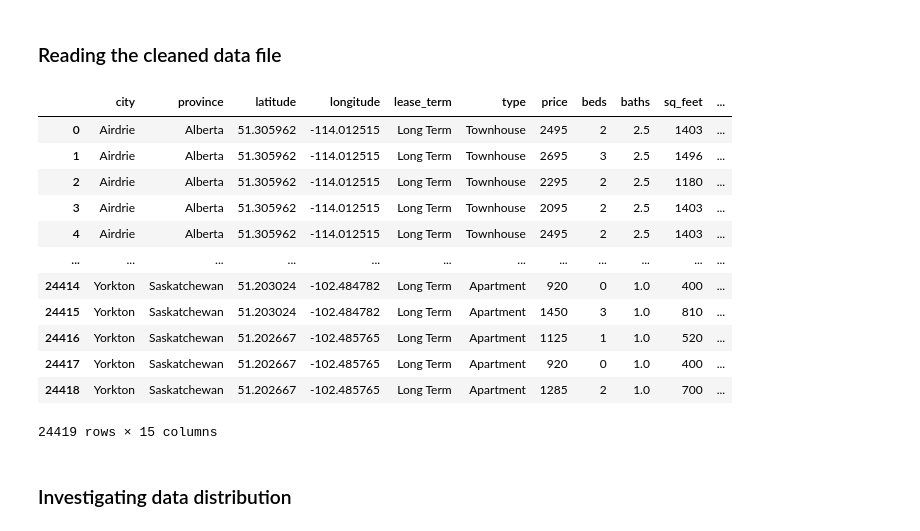
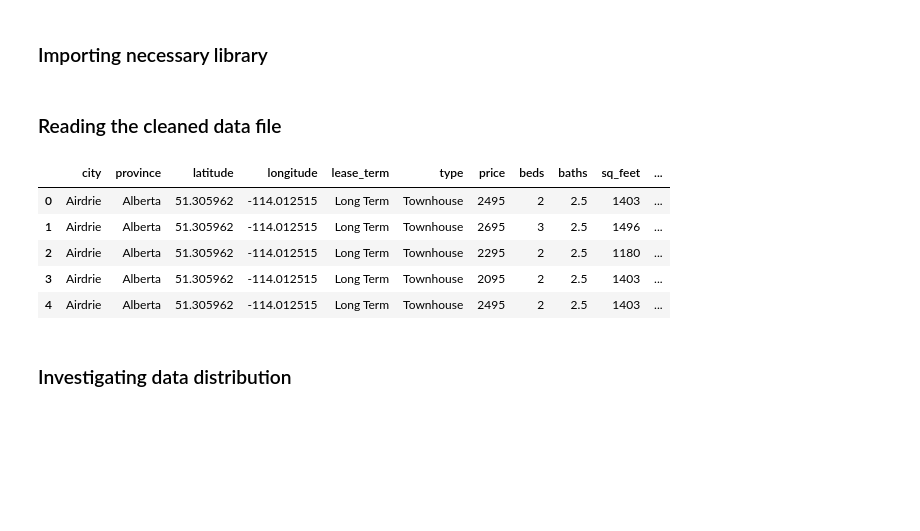
Before and after one commit to ABF-QC/Module2_Project1, a Jupyter notebook: Notebook/Data_Analysis.ipynb, the cells around one changed output. Drawn from its saved outputs; the diff is of its cells as text; code cells hidden in the pictures; blank space fills up the shorter version.

```diff
--- a/Notebook/Data_Analysis.ipynb
+++ b/Notebook/Data_Analysis.ipynb
@@ -1,3 +1,5 @@
+# %% [markdown]
+### Importing necessary library
 # %%
 import pandas as pd
 import numpy as np
@@ -10,21 +12,14 @@ import matplotlib.pyplot as plt
 ### Reading the cleaned data file
 # %%
 rent_df = pd.read_csv('../Data/canada_rent_clean.csv')
-rent_df
+rent_df.head(5)
 # %% [output]
 |  | city | province | latitude | longitude | lease_term | type | price | beds | baths | sq_feet | ... |
 | 0 | Airdrie | Alberta | 51.305962 | -114.012515 | Long Term | Townhouse | 2495 | 2 | 2.5 | 1403 | ... |
 | 1 | Airdrie | Alberta | 51.305962 | -114.012515 | Long Term | Townhouse | 2695 | 3 | 2.5 | 1496 | ... |
 | 2 | Airdrie | Alberta | 51.305962 | -114.012515 | Long Term | Townhouse | 2295 | 2 | 2.5 | 1180 | ... |
 | 3 | Airdrie | Alberta | 51.305962 | -114.012515 | Long Term | Townhouse | 2095 | 2 | 2.5 | 1403 | ... |
 | 4 | Airdrie | Alberta | 51.305962 | -114.012515 | Long Term | Townhouse | 2495 | 2 | 2.5 | 1403 | ... |
-| ... | ... | ... | ... | ... | ... | ... | ... | ... | ... | ... | ... |
-| 24414 | Yorkton | Saskatchewan | 51.203024 | -102.484782 | Long Term | Apartment | 920 | 0 | 1.0 | 400 | ... |
-| 24415 | Yorkton | Saskatchewan | 51.203024 | -102.484782 | Long Term | Apartment | 1450 | 3 | 1.0 | 810 | ... |
-| 24416 | Yorkton | Saskatchewan | 51.202667 | -102.485765 | Long Term | Apartment | 1125 | 1 | 1.0 | 520 | ... |
-| 24417 | Yorkton | Saskatchewan | 51.202667 | -102.485765 | Long Term | Apartment | 920 | 0 | 1.0 | 400 | ... |
-| 24418 | Yorkton | Saskatchewan | 51.202667 | -102.485765 | Long Term | Apartment | 1285 | 2 | 1.0 | 700 | ... |
-24419 rows × 15 columns
 # %% [markdown]
 ### Investigating data distribution
 # %% [markdown]
```
Also changed, not shown: parts of 1 cell of this notebook, 5 other files.
